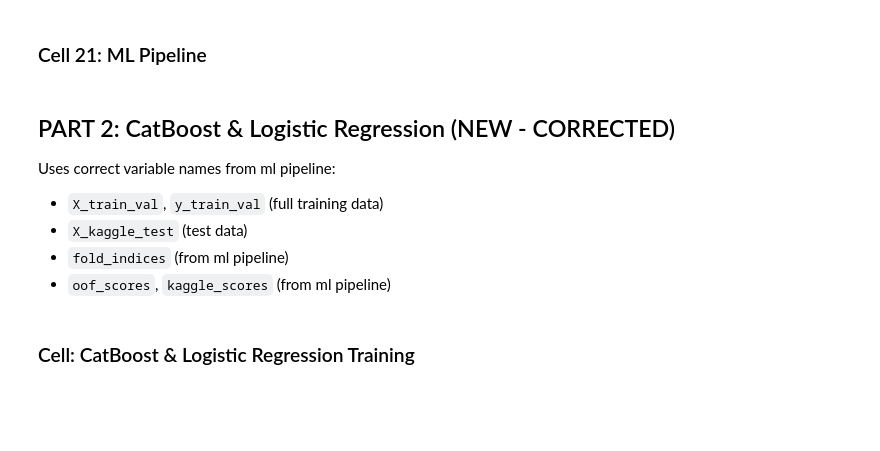
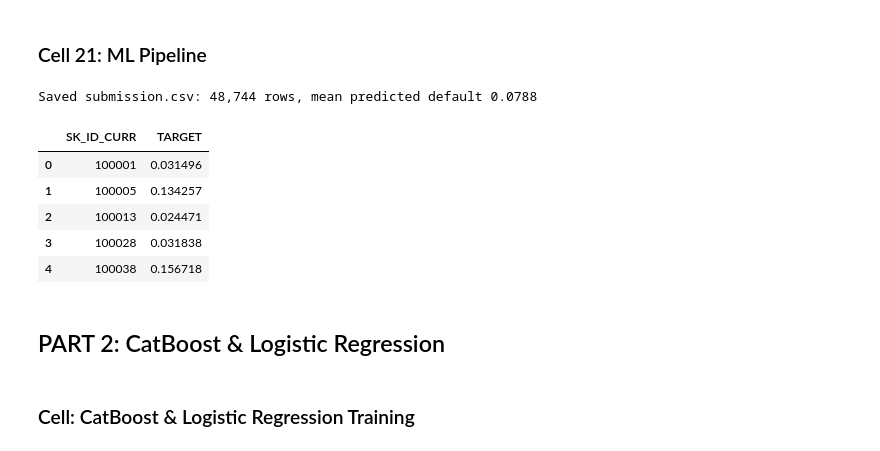
Before and after one commit to ivanlukianets/Deep-Learning-Assignment-1, a Jupyter notebook: deep-learning-assignment-basic-stacking.ipynb, the cells around one changed output. Cells and saved outputs as stored; diff of their text form; code cells hidden in the pictures; blank space fills up the shorter version.

Commit message:
Corrected some things

```diff
--- a/deep-learning-assignment-basic-stacking.ipynb
+++ b/deep-learning-assignment-basic-stacking.ipynb
@@ -631,21 +624,23 @@ plt.show()
 # %% [markdown]
 ### Cell 21: ML Pipeline
 # %%
-# sample_submission = pd.read_csv(DATA_PATH / 'sample_submission.csv')
-# kaggle_scores = np.mean([fold_model.predict_proba(X_kaggle_test)[:, 1] for fold_model in fold_models], axis=0)
-# submission = pd.DataFrame({'SK_ID_CURR': df_test['SK_ID_CURR'], 'TARGET': kaggle_scores})
-# assert set(submission['SK_ID_CURR']) == set(sample_submission['SK_ID_CURR'])
-# submission.to_csv('submission.csv', index=False)
-# print(f'Saved submission.csv: {len(submission):,} rows, mean predicted default {kaggle_scores.mean():.4f}')
-# submission.head()
+sample_submission = pd.read_csv(DATA_PATH / 'sample_submission.csv')
+kaggle_scores = np.mean([fold_model.predict_proba(X_kaggle_test)[:, 1] for fold_model in fold_models], axis=0)
+submission = pd.DataFrame({'SK_ID_CURR': df_test['SK_ID_CURR'], 'TARGET': kaggle_scores})
+assert set(submission['SK_ID_CURR']) == set(sample_submission['SK_ID_CURR'])
+submission.to_csv('submission.csv', index=False)
+print(f'Saved submission.csv: {len(submission):,} rows, mean predicted default {kaggle_scores.mean():.4f}')
+submission.head()
+# %% [output]
+Saved submission.csv: 48,744 rows, mean predicted default 0.0788
+|  | SK_ID_CURR | TARGET |
+| 0 | 100001 | 0.031496 |
+| 1 | 100005 | 0.134257 |
+| 2 | 100013 | 0.024471 |
+| 3 | 100028 | 0.031838 |
+| 4 | 100038 | 0.156718 |
-# %% [markdown]
-## PART 2: CatBoost & Logistic Regression (NEW - CORRECTED)
-
-Uses correct variable names from ml pipeline:
-- `X_train_val`, `y_train_val` (full training data)
-- `X_kaggle_test` (test data)
-- `fold_indices` (from ml pipeline)
-- `oof_scores`, `kaggle_scores` (from ml pipeline)
+# %% [markdown]
+## PART 2: CatBoost & Logistic Regression
 # %% [markdown]
 ### Cell: CatBoost & Logistic Regression Training
 # %%
```
Also changed, not shown: parts of 5 cells of this notebook, 1 other file.
